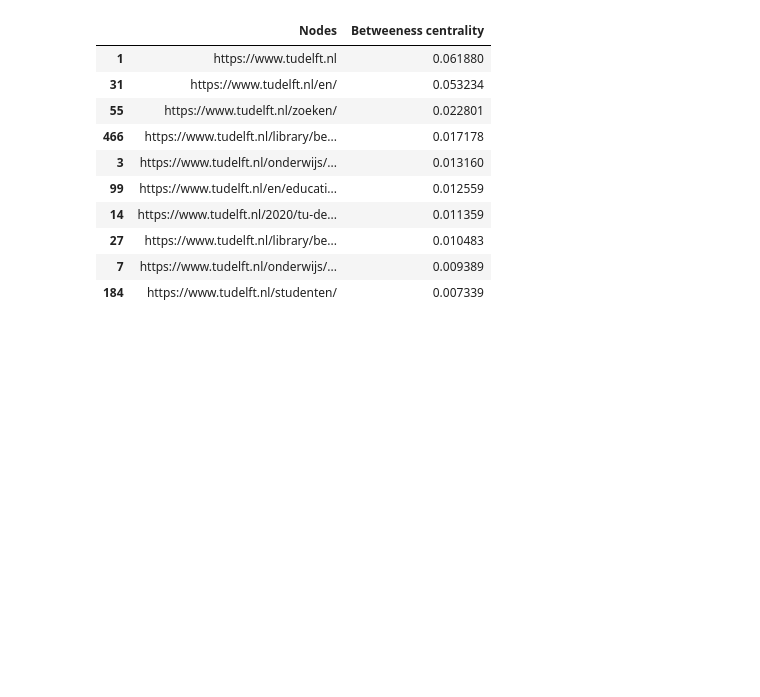
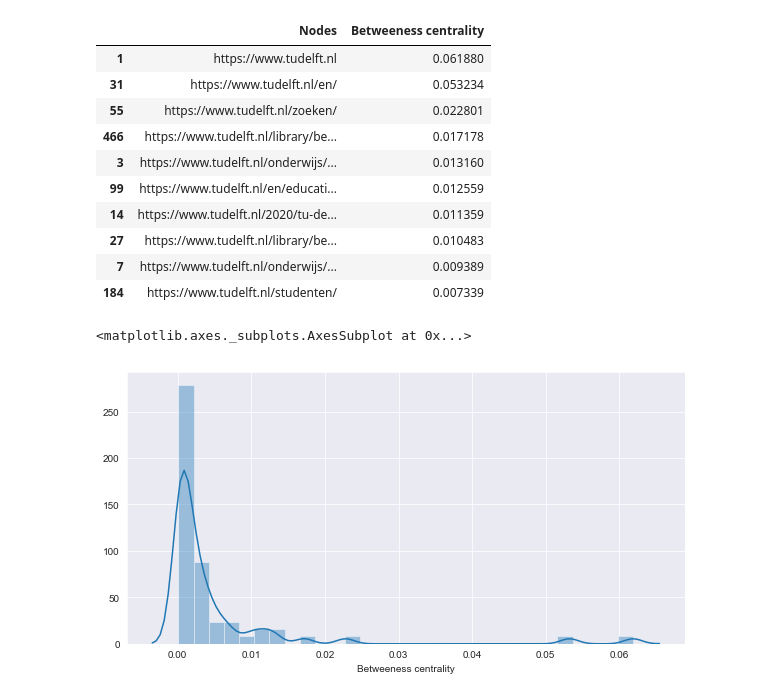
Before and after one commit to TBruyn/Modeling-and-Data-Analysis-in-Complex-Networks, a Jupyter notebook: final/notebooks/Metrics.ipynb, the cells around one changed output. Cells and saved outputs as stored; diff of their text form; code cells hidden in the pictures; blank space fills up the shorter version.

```diff
--- a/final/notebooks/Metrics.ipynb
+++ b/final/notebooks/Metrics.ipynb
@@ -276,7 +270,7 @@ The Betweenness Centrality is the centrality of control. It represents the frequ
 
 Networkx has the function betweenness_centrality() to measure it for the network. It has options to select if we want betweenness values to be normalized or not, weights to be included in centrality calculation or not, and to include the endpoints in the shortest path counts or not.
 # %%
-between_c= nx.betweenness_centrality(traffic_graph, normalized=True)
+between_c= nx.betweenness_centrality(traffic_graph, normalized=True, endpoints=False)
 # %%
 c = pd.DataFrame()
 c['Nodes'] = between_c.keys()
@@ -295,3 +300,9 @@ c.sort_values('Betweeness centrality',ascending= False).head(10)
 | 27 | https://www.tudelft.nl/library/be... | 0.010483 |
 | 7 | https://www.tudelft.nl/onderwijs/... | 0.009389 |
 | 184 | https://www.tudelft.nl/studenten/ | 0.007339 |
+# %%
+plt.figure(figsize=(10,5))
+sns.distplot(c[c['Betweeness centrality'] > 0.0001]['Betweeness centrality'], bins =30 )
+# %% [output]
+<matplotlib.axes._subplots.AxesSubplot at 0x...>
+[figure, added]
```
Also changed, not shown: parts of 39 cells of this notebook.
